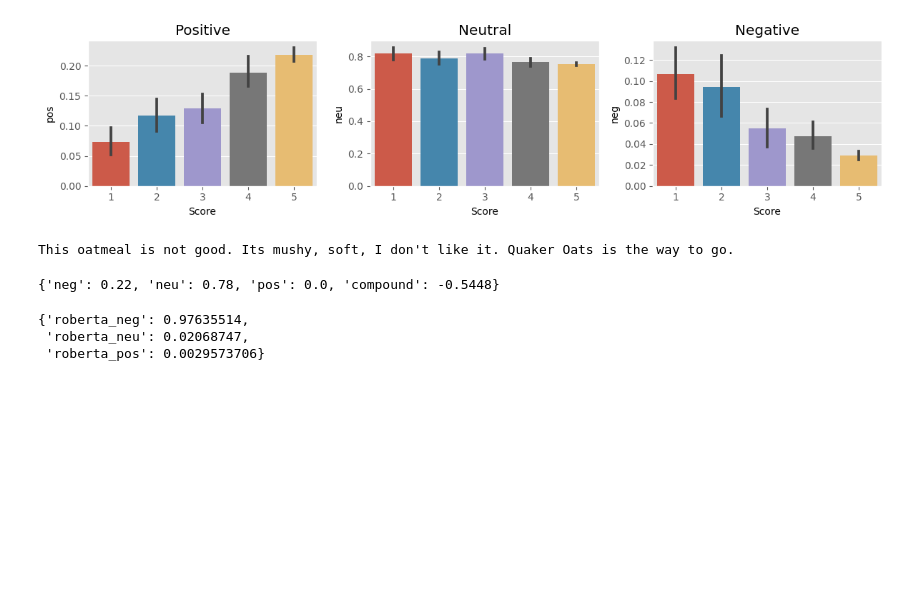
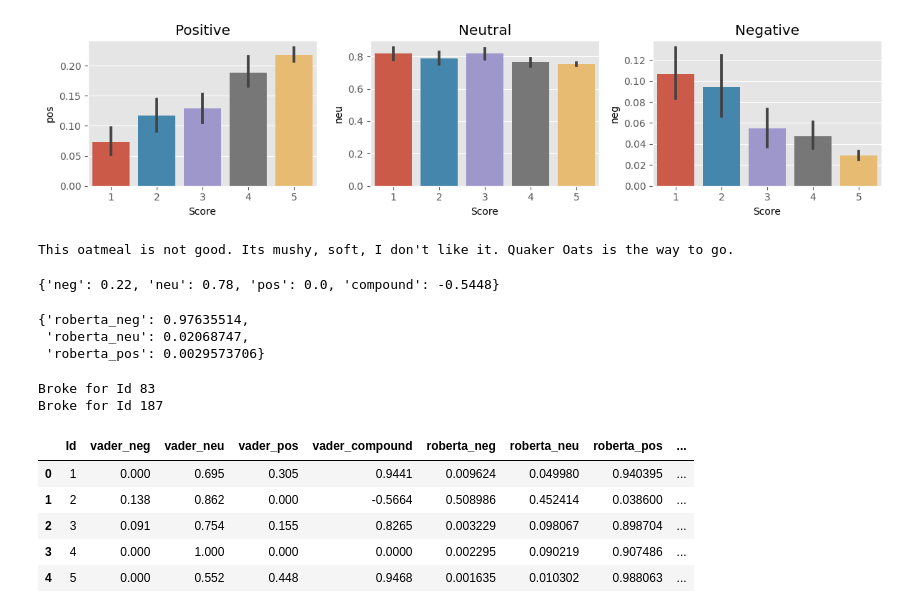
Before and after one commit to pk-2805/Sentiment_Analysis, a Jupyter notebook: Sentiment_Analysis.ipynb, the cells around one changed output. Saved outputs shown, nothing was run; the diff lists cells and outputs as text; code cells hidden in the pictures; blank space fills up the shorter version.

Commit message:
Applying Roberta model on the entire dataset

```diff
--- a/Sentiment_Analysis.ipynb
+++ b/Sentiment_Analysis.ipynb
@@ -245,10 +245,58 @@ scores = softmax(scores)
 scores_dict = {
     'roberta_neg' : scores[0],
     'roberta_neu' : scores[1],
-    'roberta_pos' : scores[2],
+    'roberta_pos' : scores[2]
 }
 scores_dict
 # %% [output]
 {'roberta_neg': 0.97635514,
  'roberta_neu': 0.02068747,
  'roberta_pos': 0.0029573706}
+# %%
+# Creating function to run over the dataset
+def polarity_score_roberta (example):
+    encoded_text = tokenizer(example, return_tensors="pt")
+    output = model(**encoded_text)
+    scores = output[0][0].detach().numpy()
+    scores = softmax(scores)
+    scores_dict = {
+        'roberta_neg' : scores[0],
+        'roberta_neu' : scores[1],
+        'roberta_pos' : scores[2]
+    }
+    return scores_dict
+# %%
+res = {}
+for i, row in tqdm(df.iterrows(), total= len(df)):
+    try:
+        text = row['Text']
+        myid = row['Id']
+        vader_result = sia.polarity_scores(text)
+        # renaming vader results from neg, nue to vader_neg etc
+        vader_result_rename = {}
+        for key, value in vader_result.items():
+            vader_result_rename[f"vader_{key}"] = value
+
+        roberta_result = polarity_score_roberta(text)
+
+        #combining both dictionaries i.e. vaders result and roberta result
+        both = {**vader_result_rename, **roberta_result}
+        res[myid] = both
+    except RuntimeError:
+        print(f"Broke for Id {myid}")
+# %% [output]
+Broke for Id 83
+Broke for Id 187
+# %%
+results_df = pd.DataFrame(res).T
+results_df = results_df.reset_index().rename(columns= {'index': 'Id'})
+results_df = results_df.merge(df, how= 'left')
+# %%
+results_df.head()
+# %% [output]
+|  | Id | vader_neg | vader_neu | vader_pos | vader_compound | roberta_neg | roberta_neu | roberta_pos | ... |
+| 0 | 1 | 0.000 | 0.695 | 0.305 | 0.9441 | 0.009624 | 0.049980 | 0.940395 | ... |
+| 1 | 2 | 0.138 | 0.862 | 0.000 | -0.5664 | 0.508986 | 0.452414 | 0.038600 | ... |
+| 2 | 3 | 0.091 | 0.754 | 0.155 | 0.8265 | 0.003229 | 0.098067 | 0.898704 | ... |
+| 3 | 4 | 0.000 | 1.000 | 0.000 | 0.0000 | 0.002295 | 0.090219 | 0.907486 | ... |
+| 4 | 5 | 0.000 | 0.552 | 0.448 | 0.9468 | 0.001635 | 0.010302 | 0.988063 | ... |
```
